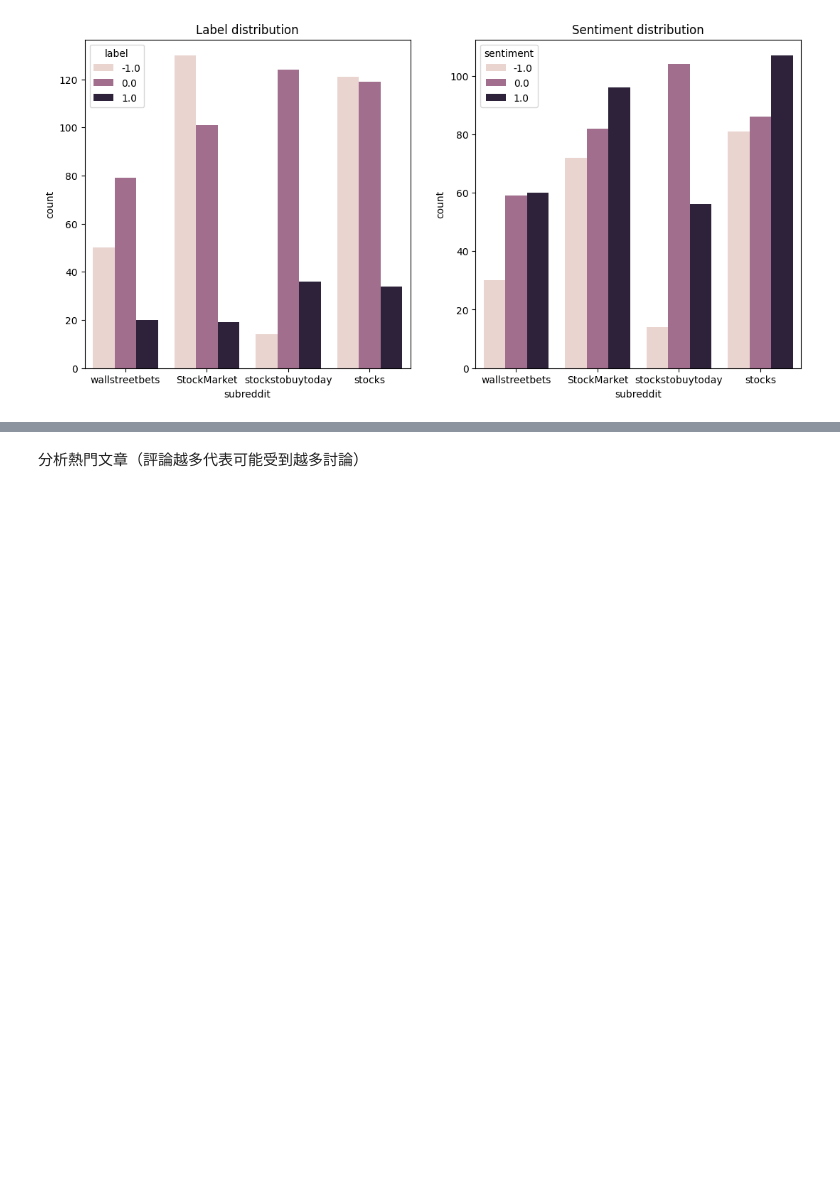
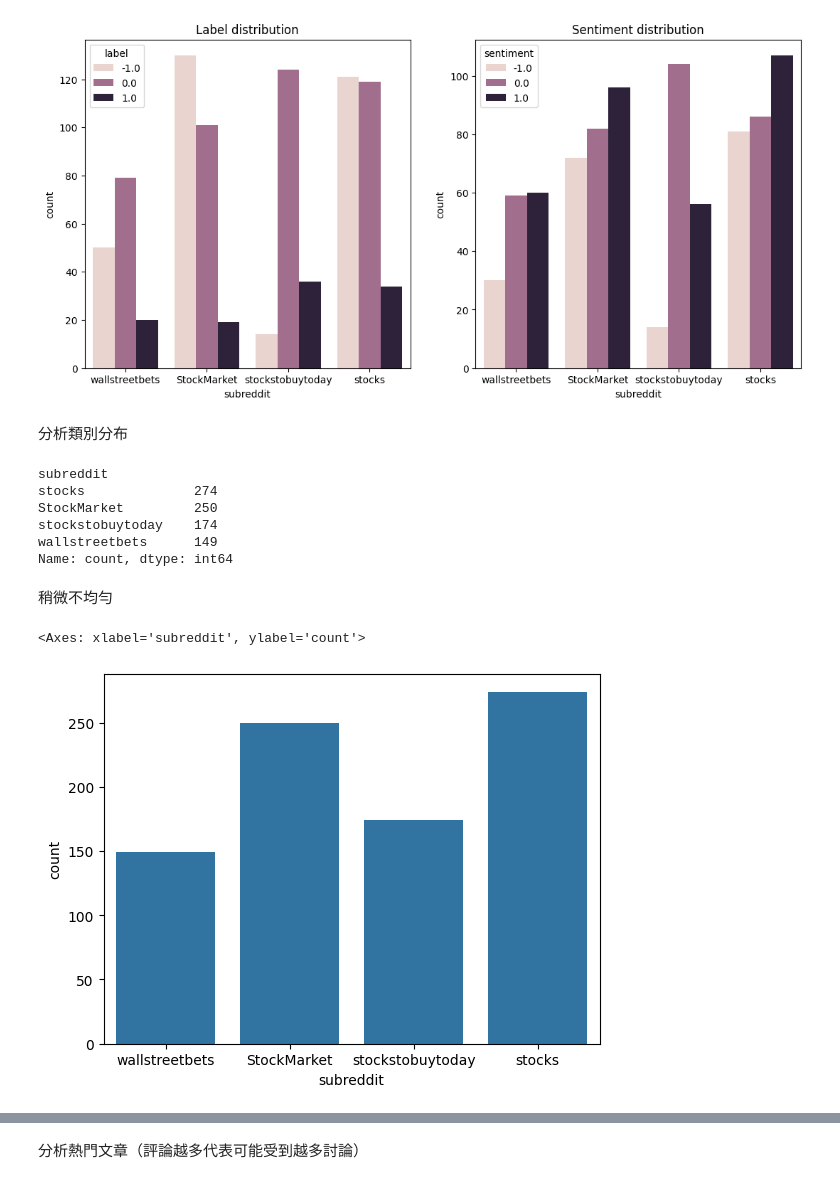
Before and after one commit to bbswei/DM2025-Lab1-Exercise, a Jupyter notebook: DM2025-Lab1-Homework.ipynb, the cells around one changed output, grey strips where cells are left out. Saved outputs shown, nothing was run; the diff lists cells and outputs as text; code cells hidden in the pictures; blank space fills up the shorter version.

```diff
--- a/DM2025-Lab1-Homework.ipynb
+++ b/DM2025-Lab1-Homework.ipynb
@@ -161,3 +161,21 @@ axes[1].set_title("Sentiment distribution")
 axes[1].tick_params(axis='x')
 # %% [output]
 [figure]
+# %% [markdown]
+分析類別分布
+# %%
+df['subreddit'].value_counts()
+# %% [output]
+subreddit
+stocks              274
+StockMarket         250
+stockstobuytoday    174
+wallstreetbets      149
+Name: count, dtype: int64
+# %% [markdown]
+稍微不均勻
+# %%
+sns.countplot(x="subreddit", data=df)
+# %% [output]
+<Axes: xlabel='subreddit', ylabel='count'>
+[figure, added]
```
Also changed, not shown: parts of 52 cells of this notebook.
